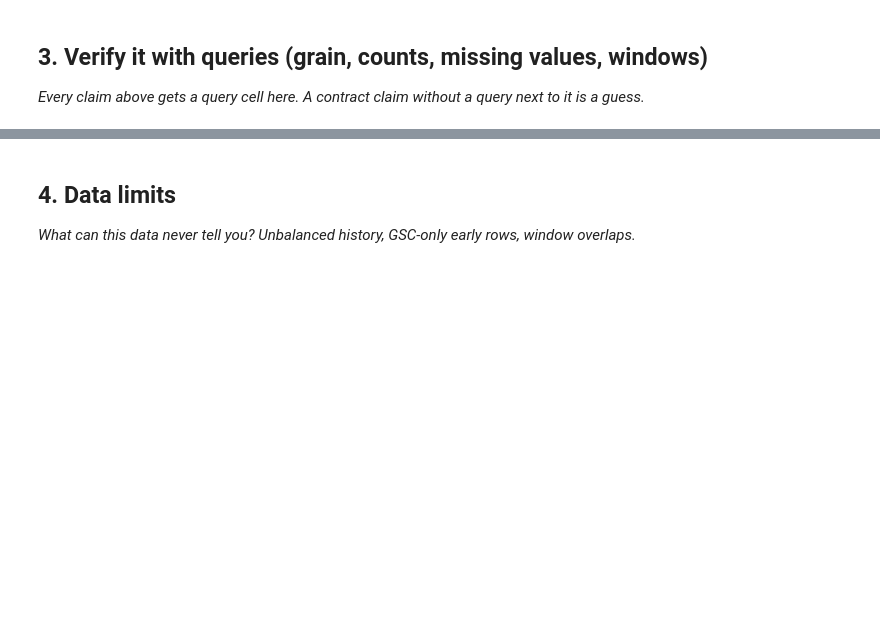
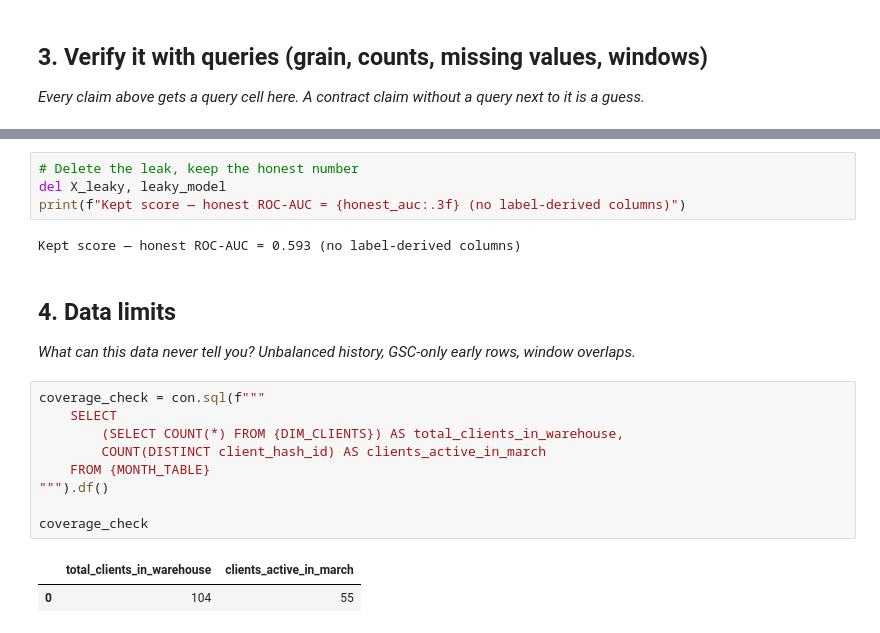
Before and after one commit to omaradelahmed/fly-rank-internship1, a Jupyter notebook: work/notebooks/w03_data_contract.ipynb, the cells around one changed output, grey strips where cells are left out. Drawn from its saved outputs; the diff is of its cells as text; blank space fills up the shorter version.

```diff
--- a/work/notebooks/w03_data_contract.ipynb
+++ b/work/notebooks/w03_data_contract.ipynb
@@ -21,4 +192,22 @@ This skeleton is yours to fill. Work the sections **in order** — each one has
+# %%
+# Delete the leak, keep the honest number
+del X_leaky, leaky_model
+print(f"Kept score — honest ROC-AUC = {honest_auc:.3f} (no label-derived columns)")
+# %% [output]
+Kept score — honest ROC-AUC = 0.593 (no label-derived columns)
 # %% [markdown]
 ## 4. Data limits
 
 *What can this data never tell you? Unbalanced history, GSC-only early rows, window overlaps.*
+# %%
+coverage_check = con.sql(f"""
+    SELECT
+        (SELECT COUNT(*) FROM {DIM_CLIENTS}) AS total_clients_in_warehouse,
+        COUNT(DISTINCT client_hash_id) AS clients_active_in_march
+    FROM {MONTH_TABLE}
+""").df()
+
+coverage_check
+# %% [output]
+|  | total_clients_in_warehouse | clients_active_in_march |
+| 0 | 104 | 55 |
```
Also changed, not shown: parts of 14 cells of this notebook.
